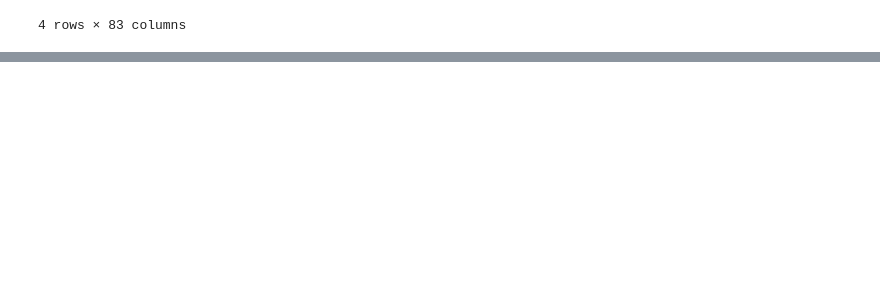
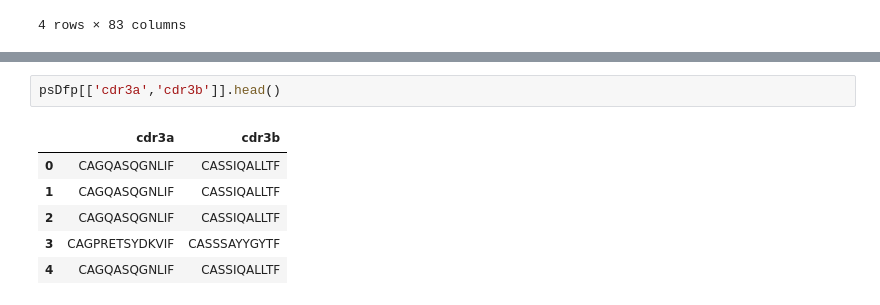
Before and after one commit to kmayerb/tcrdist2, a Jupyter notebook: instructions_api.ipynb, the cells around one changed output, grey strips where cells are left out. Cells and saved outputs as stored; diff of their text form; blank space fills up the shorter version.

```diff
--- a/instructions_api.ipynb
+++ b/instructions_api.ipynb
@@ -145,0 +181,9 @@ clonesDf.head()
+# %%
+psDfp[['cdr3a','cdr3b']].head()
+# %% [output]
+|  | cdr3a | cdr3b |
+| 0 | CAGQASQGNLIF | CASSIQALLTF |
+| 1 | CAGQASQGNLIF | CASSIQALLTF |
+| 2 | CAGQASQGNLIF | CASSIQALLTF |
+| 3 | CAGPRETSYDKVIF | CASSSAYYGYTF |
+| 4 | CAGQASQGNLIF | CASSIQALLTF |
```
Also changed, not shown: parts of 21 cells of this notebook, 1 other file.
